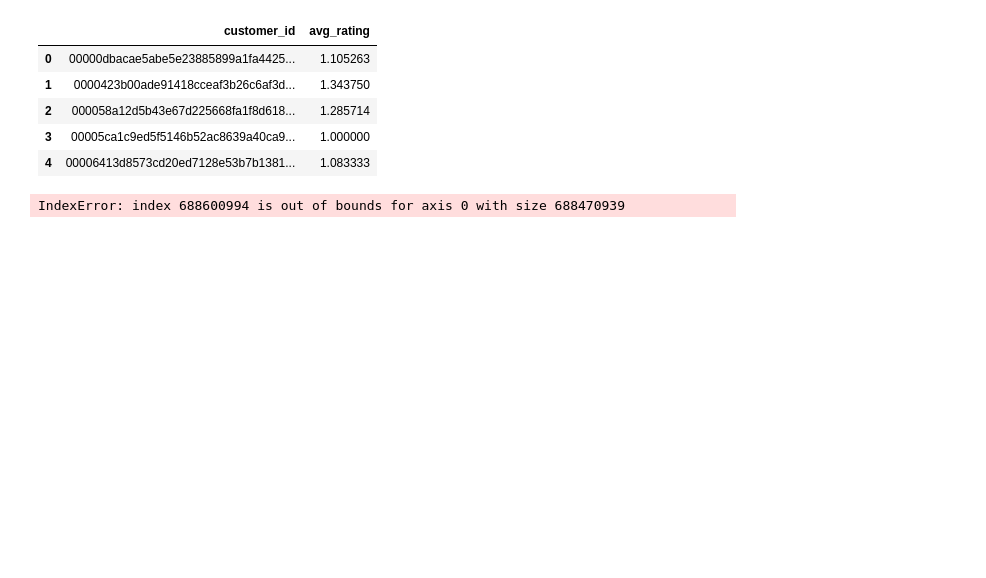
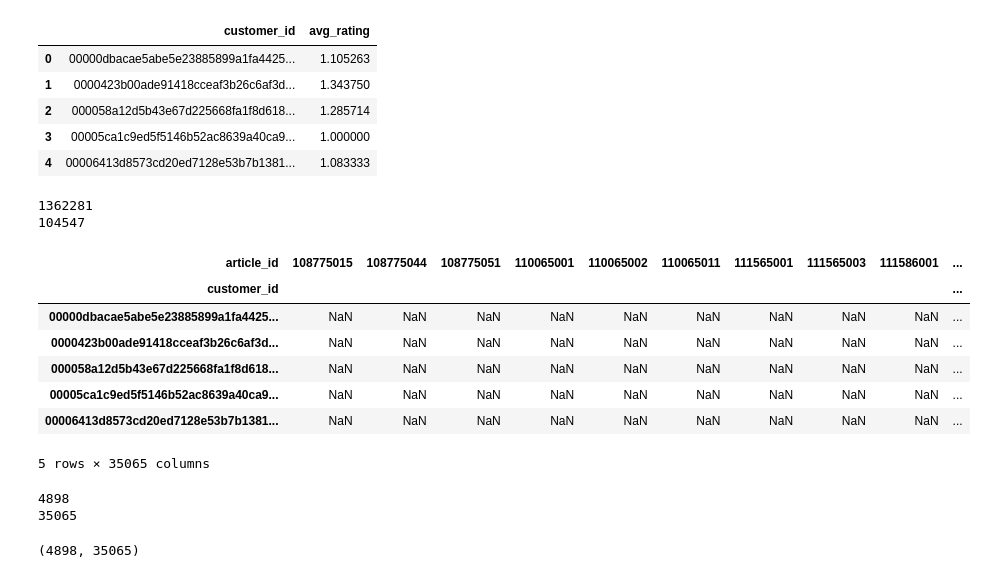
Before and after one commit to mattflaherty97/hm-sna-project, a Jupyter notebook: exploration.ipynb, the cells around one changed output. Drawn from its saved outputs; the diff is of its cells as text; code cells hidden in the pictures; blank space fills up the shorter version.

Commit message:
attempted rating matrix and graph

```diff
--- a/exploration.ipynb
+++ b/exploration.ipynb
@@ -241,9 +250,34 @@ avg_rating.head()
 | 2 | 000058a12d5b43e67d225668fa1f8d618... | 1.285714 |
 | 3 | 00005ca1c9ed5f5146b52ac8639a40ca9... | 1.000000 |
 | 4 | 00006413d8573cd20ed7128e53b7b1381... | 1.083333 |
+# %%
+print(article_rating.customer_id.nunique())
+print(article_rating.article_id.nunique())
+# %% [output]
+1362281
+104547
 # %%
 article_rating['article_id'] = article_rating.article_id.astype('str')
-rating_matrix = article_rating.pivot_table(index='customer_id', columns='article_id', values='article_rating')
+article_rating['customer_id'] = article_rating.customer_id.astype('str')
+new_df = pd.DataFrame(article_rating.iloc[:100000])
+rating_matrix = new_df.pivot_table(index='customer_id', columns='article_id', values='article_rating', aggfunc=np.sum)
 rating_matrix.head()
 # %% [output]
+| article_id | 108775015 | 108775044 | 108775051 | 110065001 | 110065002 | 110065011 | 111565001 | 111565003 | 111586001 | ... |
+| customer_id |  |  |  |  |  |  |  |  |  | ... |
+| 00000dbacae5abe5e23885899a1fa4425... | NaN | NaN | NaN | NaN | NaN | NaN | NaN | NaN | NaN | ... |
+| 0000423b00ade91418cceaf3b26c6af3d... | NaN | NaN | NaN | NaN | NaN | NaN | NaN | NaN | NaN | ... |
+| 000058a12d5b43e67d225668fa1f8d618... | NaN | NaN | NaN | NaN | NaN | NaN | NaN | NaN | NaN | ... |
+| 00005ca1c9ed5f5146b52ac8639a40ca9... | NaN | NaN | NaN | NaN | NaN | NaN | NaN | NaN | NaN | ... |
+| 00006413d8573cd20ed7128e53b7b1381... | NaN | NaN | NaN | NaN | NaN | NaN | NaN | NaN | NaN | ... |
-IndexError: index 688600994 is out of bounds for axis 0 with size 688470939
+5 rows × 35065 columns
+# %%
+print(new_df.customer_id.nunique())
+print(new_df.article_id.nunique())
+# %% [output]
+4898
+35065
+# %%
+rating_matrix.shape
+# %% [output]
+(4898, 35065)
```
Also changed, not shown: parts of 4 cells of this notebook.
